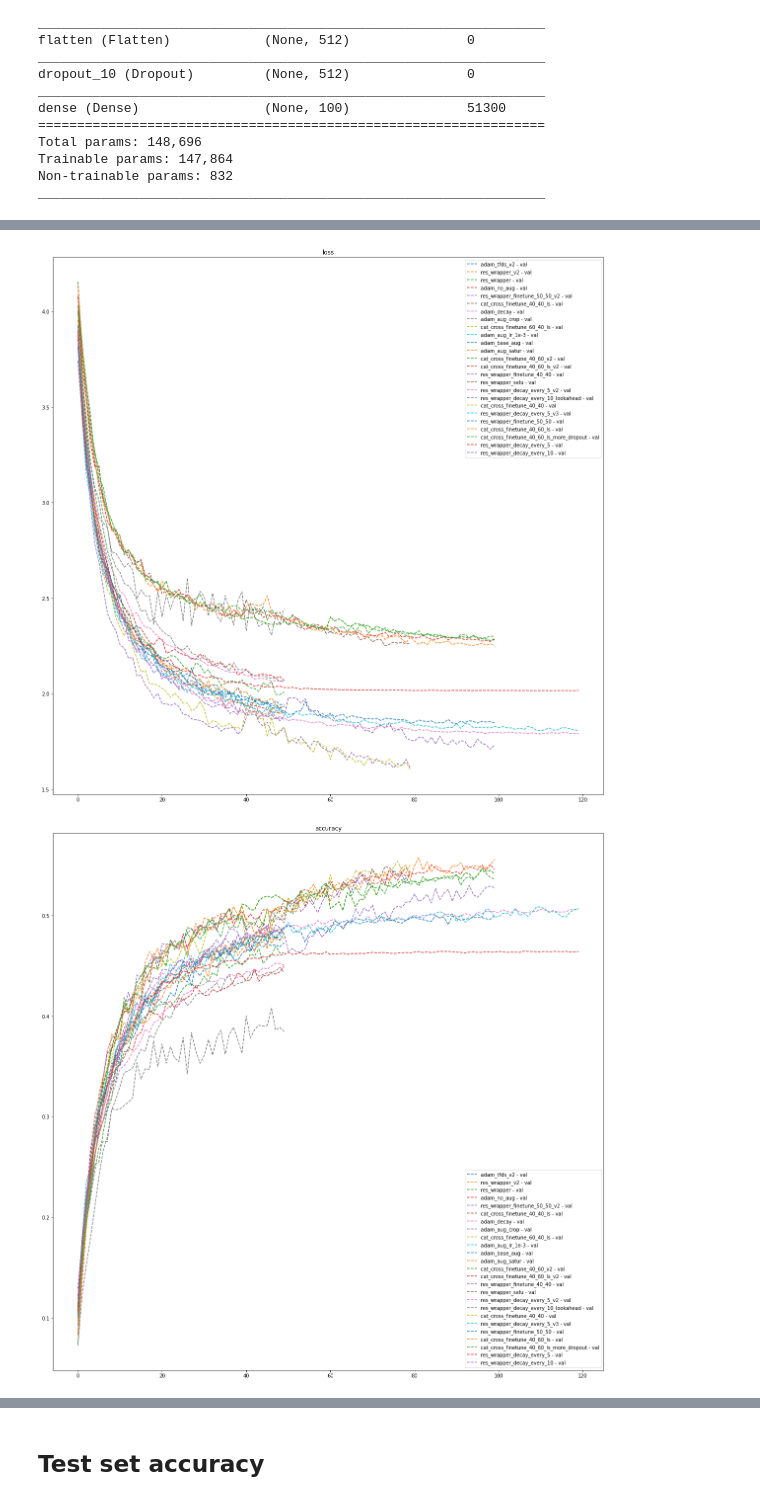
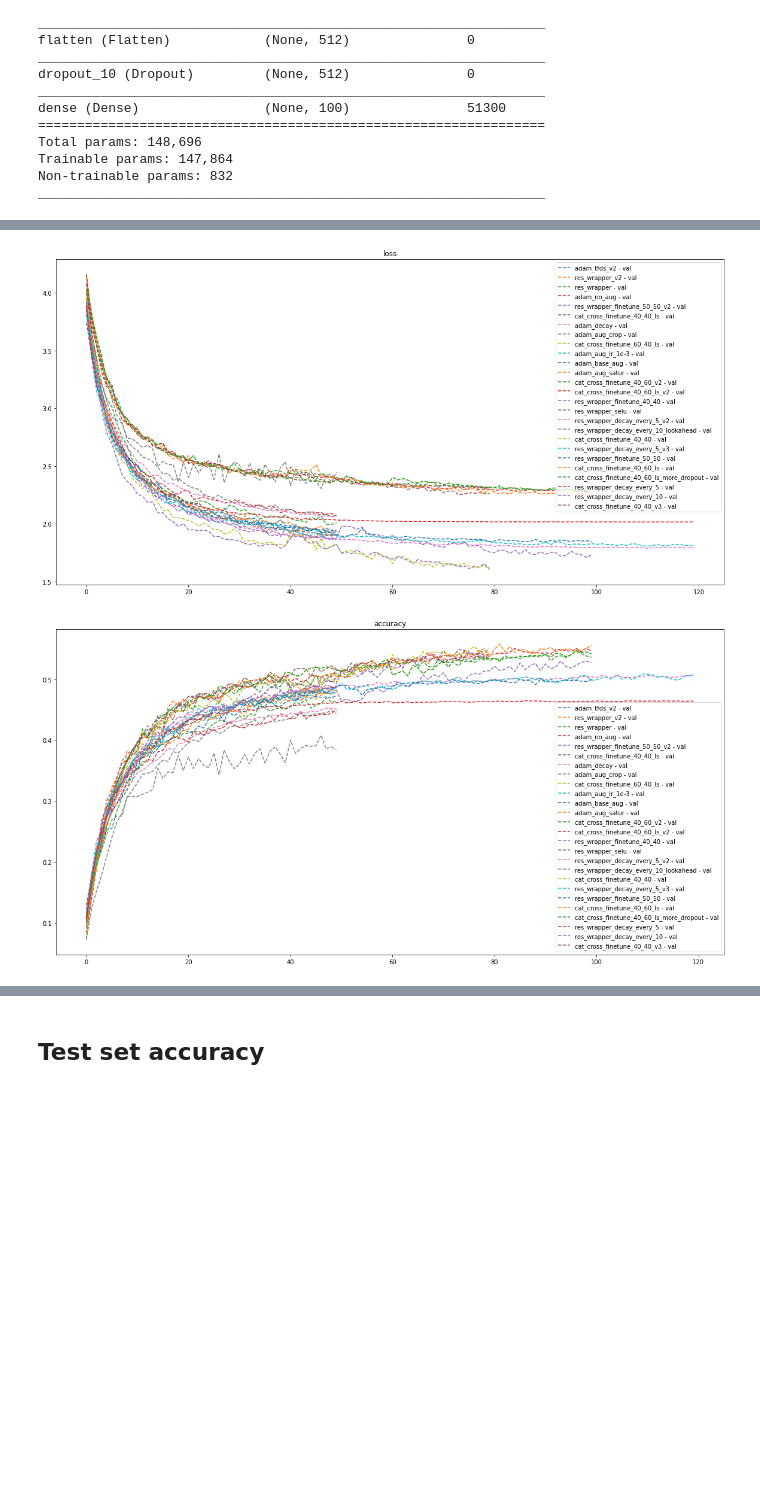
Before and after one commit to mprzewie/marcin-learning, a Jupyter notebook: cifast/cifast_100.ipynb, the cells around one changed output, grey strips where cells are left out. Drawn from its saved outputs; the diff is of its cells as text; code cells hidden in the pictures; blank space fills up the shorter version.

Commit message:
same accuracy, fewer epochs

```diff
--- a/cifast/cifast_100.ipynb
+++ b/cifast/cifast_100.ipynb
@@ -225,7 +225,7 @@ saver_callback = k.callbacks.ModelCheckpoint(str(model_path), save_best_only=Tru
 
 
 full_epochs = 40
-finetune_epochs = 60
+finetune_epochs = 40
 start_time = time()
 
 lr = 6e-4
@@ -280,7 +280,7 @@ result_2 = model.fit(
     validation_data=ds_val.map(to_model_input).batch(128),
     callbacks=[
        k.callbacks.LearningRateScheduler(schedule_fn(
-           lr / 2, 0.85
+           lr / 4, 0.85
        ), verbose=True),
     saver_callback
     ]
@@ -317,5 +317,5 @@ Epoch 15/60
 # %%
-experiment_name = "cat_cross_finetune_40_60_v2"
+experiment_name = "cat_cross_finetune_40_40_v3"
 
 
 results_path = Path("results")
@@ -334,30 +334,30 @@ with (results_path / f"{experiment_name}.pkl").open("wb") as f:
 # %%
 metrics = [n for n in list(histories.values())[0].keys() if "val" not in n]
 
 for n in metrics:
-    plt.figure(figsize=(20,20))
+    plt.figure(figsize=(20, 10))
 
     plt.title(n)
     for exp_name, exp_history in histories.items():
         train_history, val_history = [exp_history.get(f"{prefix}{n}", []) for prefix in ["", "val_"]]
 #         plt.plot(
 #             list(range(len(train_history))),
 #             train_history,
 #             label=f"{exp_name} - train"
 #         )
         plt.plot(
             list(range(len(val_history))),
             val_history,
             linestyle="--",
             label=f"{exp_name} - val"
         )
 
 
     plt.legend()
     plt.show()
 # %% [output]
-[figure, old version]
+[figure, new version]
-[figure, old version]
+[figure, new version]
 # %%
 y_val_pred = model.predict(ds_val.map(to_model_input).batch(1000))
 y_val_pred_logits = y_val_pred.argmax(axis=1)
```
Also changed, not shown: parts of 4 cells of this notebook.
